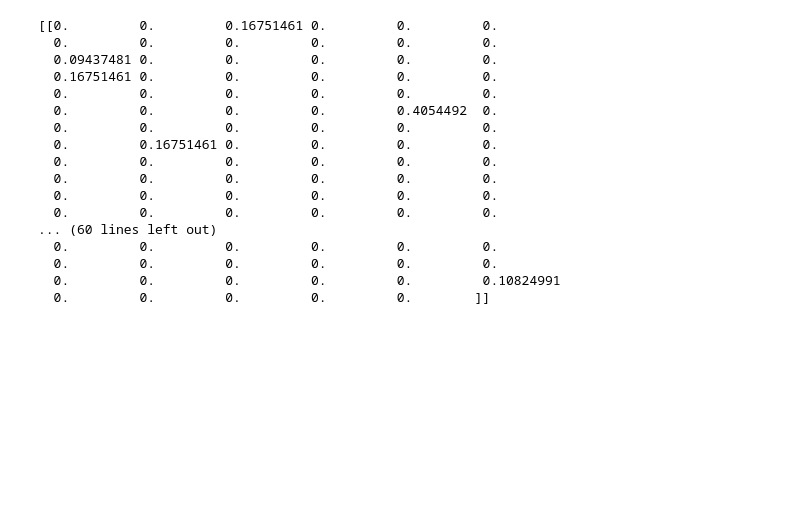
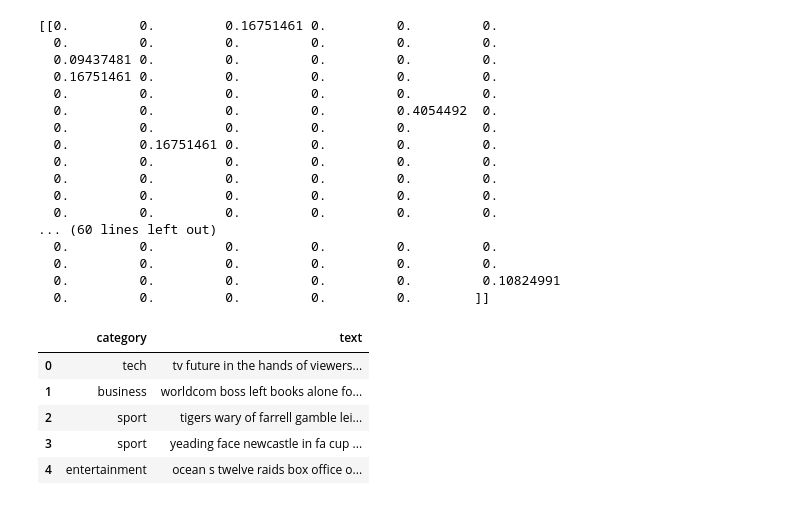
Before and after one commit to LucienCastle/DMW, a Jupyter notebook: NLTK/DMW_Assign4.ipynb, the cells around one changed output. Saved outputs shown, nothing was run; the diff lists cells and outputs as text; code cells hidden in the pictures; blank space fills up the shorter version.

```diff
--- a/NLTK/DMW_Assign4.ipynb
+++ b/NLTK/DMW_Assign4.ipynb
@@ -174,0 +165,10 @@ print(newvector.toarray())
+# %%
+data = pd.read_csv("bbc-text.csv")
+data.head()
+# %% [output]
+|  | category | text |
+| 0 | tech | tv future in the hands of viewers... |
+| 1 | business | worldcom boss left books alone fo... |
+| 2 | sport | tigers wary of farrell gamble lei... |
+| 3 | sport | yeading face newcastle in fa cup ... |
+| 4 | entertainment | ocean s twelve raids box office o... |
```
Also changed, not shown: parts of 20 cells of this notebook, 1 other file.
